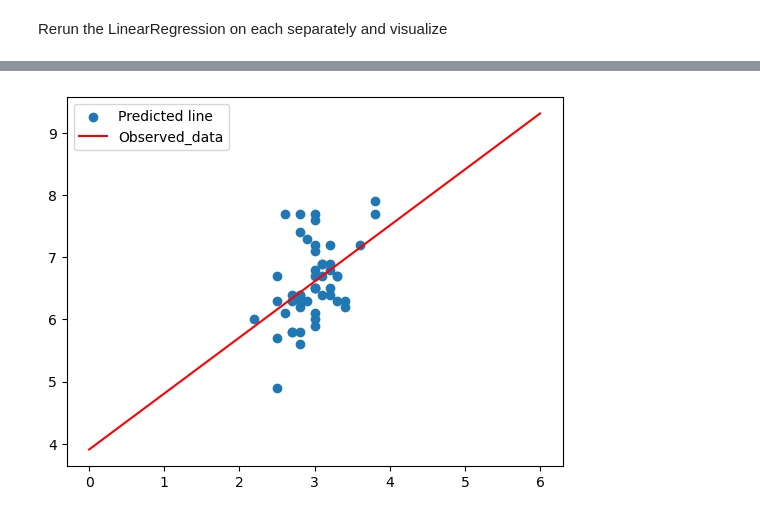
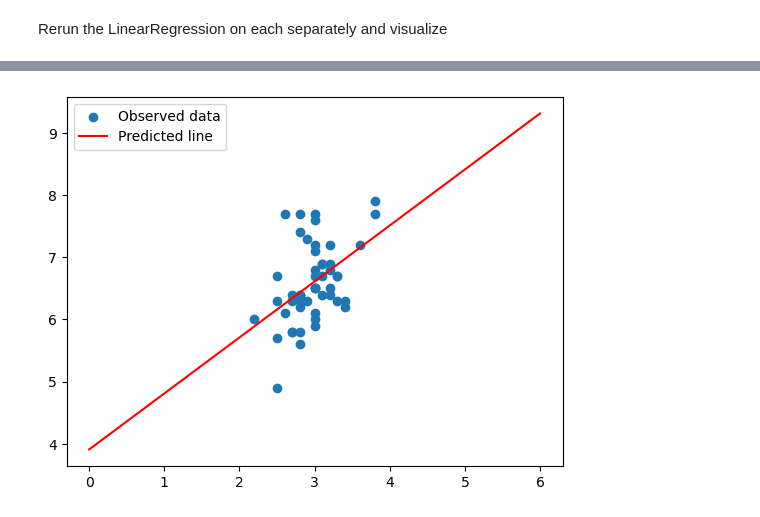
Before and after one commit to nurbujang/myworkw23, a Jupyter notebook: sklearn.ipynb, the cells around one changed output, grey strips where cells are left out. Cells and saved outputs as stored; diff of their text form; code cells hidden in the pictures.

```diff
--- a/sklearn.ipynb
+++ b/sklearn.ipynb
@@ -729,18 +789,18 @@ plt.show()
 # %%
 #virginica:
 sW = virgidf['sepal_width'].to_numpy()
 sL = virgidf['sepal_length'].to_numpy()
 sW = sW.reshape(-1,1)
 sL = sL.reshape(-1,1)
 lr = LinearRegression()
 lr.fit(sW,sL)
 sW_test = np.linspace(0,6)
 sW_testShaped = sW_test.reshape(-1,1)
 sL_testPred = lr.predict(sW_testShaped)
 sW_testShaped = sW_test.reshape(-1,1)
 plt.scatter(sW, sL)
 plt.plot(sW_test, sL_testPred, 'r')
-plt.legend(["Predicted line", "Observed_data"])
+plt.legend(["Observed data", "Predicted line"])
 plt.show()
 # %% [output]
-[figure, old version]
+[figure, new version]
```
Also changed, not shown: parts of 36 cells of this notebook.
